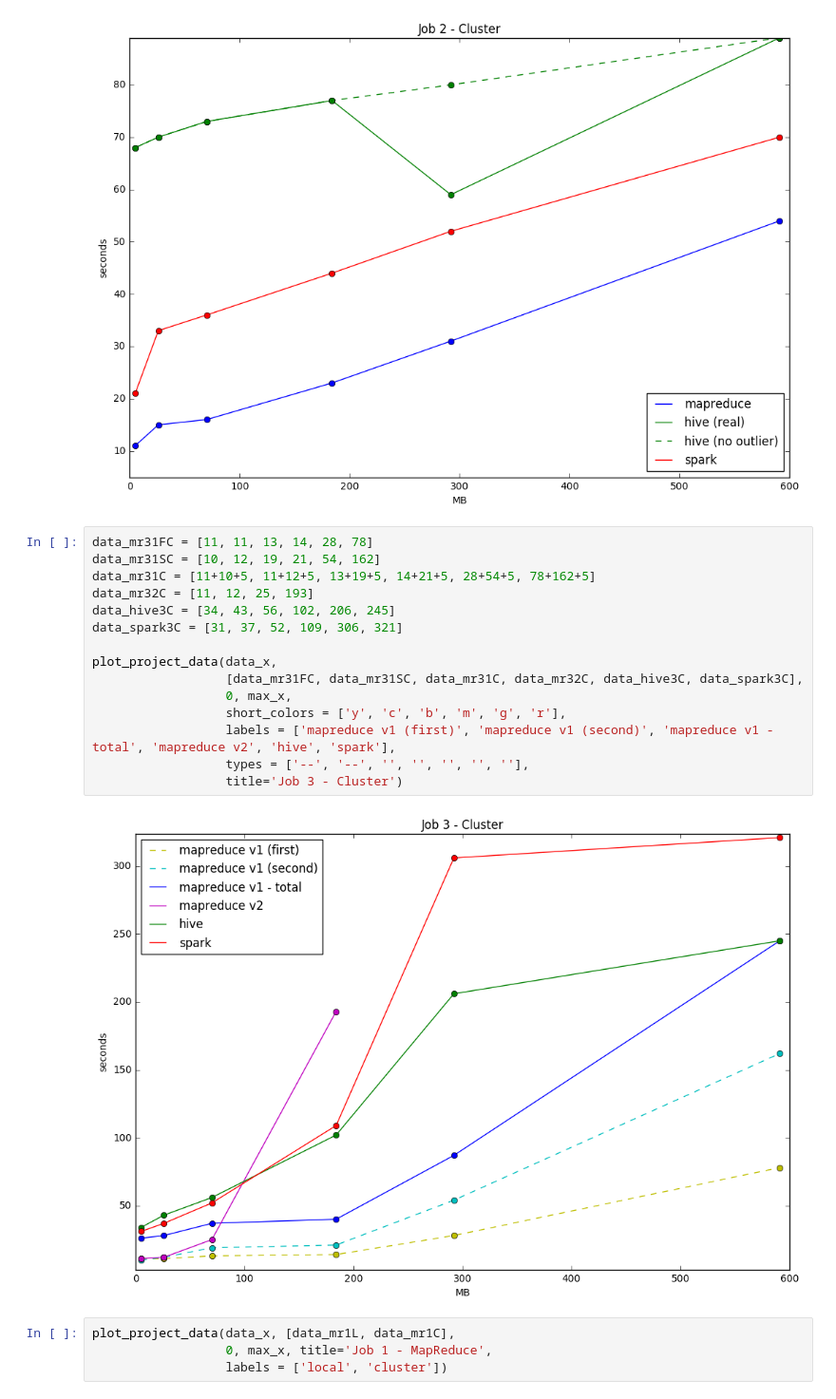
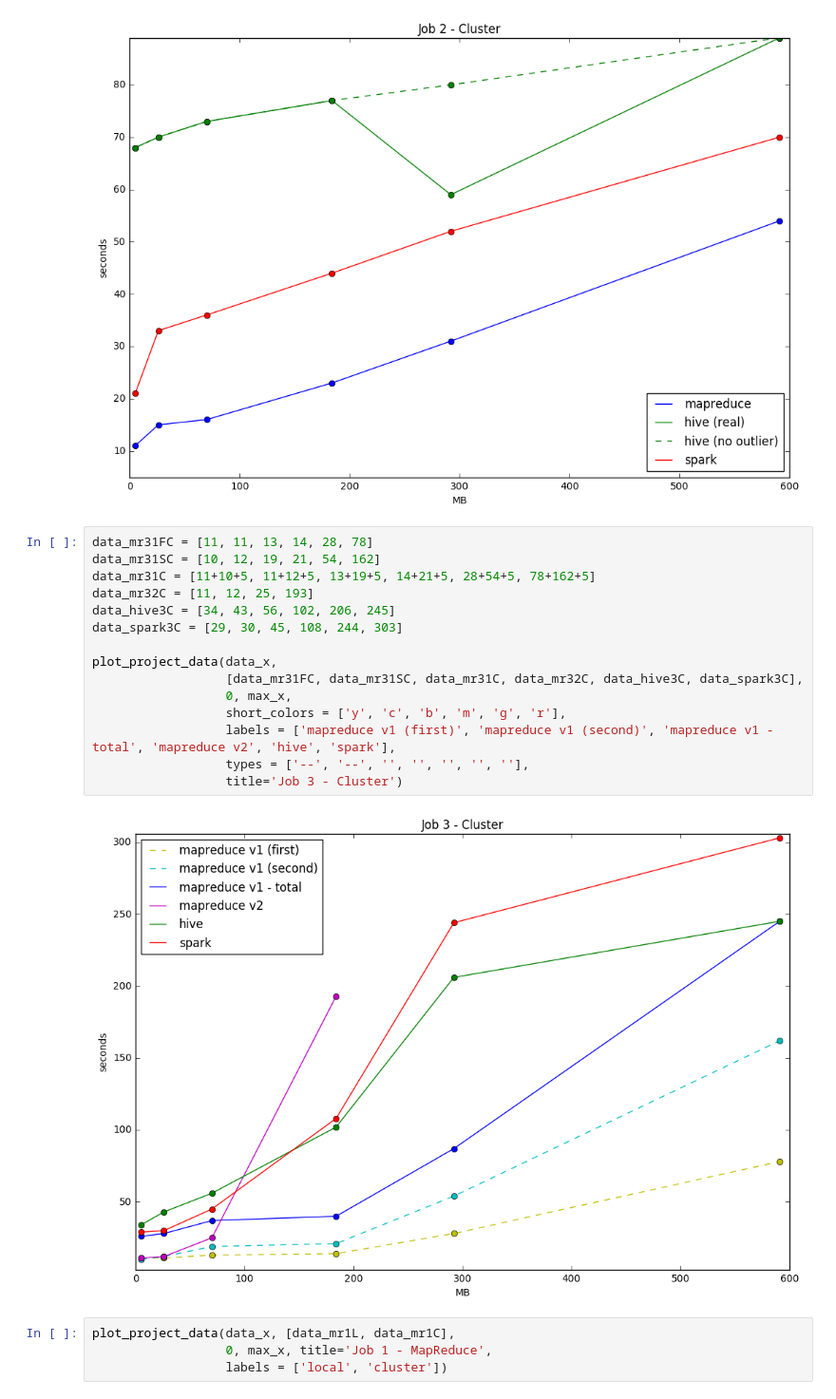
Before and after one commit to BigData-MielPops/Project1, a Jupyter notebook: plots.ipynb, the cells around one changed output. Shown at 95% size. Cells and saved outputs as stored; diff of their text form.

```diff
--- a/plots.ipynb
+++ b/plots.ipynb
@@ -88,20 +88,20 @@ plot_project_data(data_x, [data_mr2C, data_hive2C, data_hive2C_no, data_spark2C]
 # %%
 data_mr31FC = [11, 11, 13, 14, 28, 78]
 data_mr31SC = [10, 12, 19, 21, 54, 162]
 data_mr31C = [11+10+5, 11+12+5, 13+19+5, 14+21+5, 28+54+5, 78+162+5]
 data_mr32C = [11, 12, 25, 193]
 data_hive3C = [34, 43, 56, 102, 206, 245]
-data_spark3C = [31, 37, 52, 109, 306, 321]
+data_spark3C = [29, 30, 45, 108, 244, 303]
 
 plot_project_data(data_x,
                   [data_mr31FC, data_mr31SC, data_mr31C, data_mr32C, data_hive3C, data_spark3C],
                   0, max_x,
                   short_colors = ['y', 'c', 'b', 'm', 'g', 'r'],
                   labels = ['mapreduce v1 (first)', 'mapreduce v1 (second)', 'mapreduce v1 - total', 'mapreduce v2', 'hive', 'spark'],
                   types = ['--', '--', '', '', '', '', ''],
                   title='Job 3 - Cluster')
 # %% [output]
-[figure, old version]
+[figure, new version]
 # %%
 plot_project_data(data_x, [data_mr1L, data_mr1C],
                   0, max_x, title='Job 1 - MapReduce',
```
Also changed, not shown: parts of 2 cells of this notebook, 6 other files.
